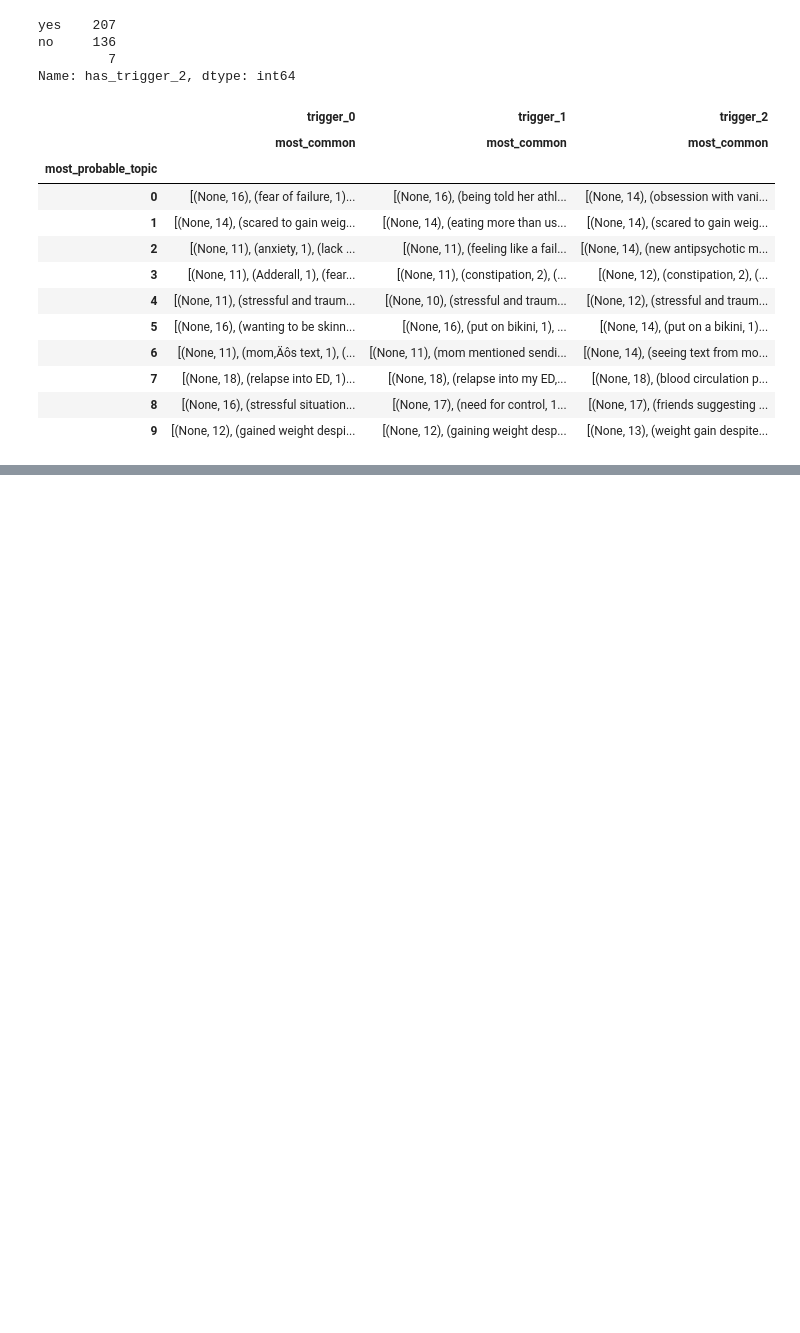
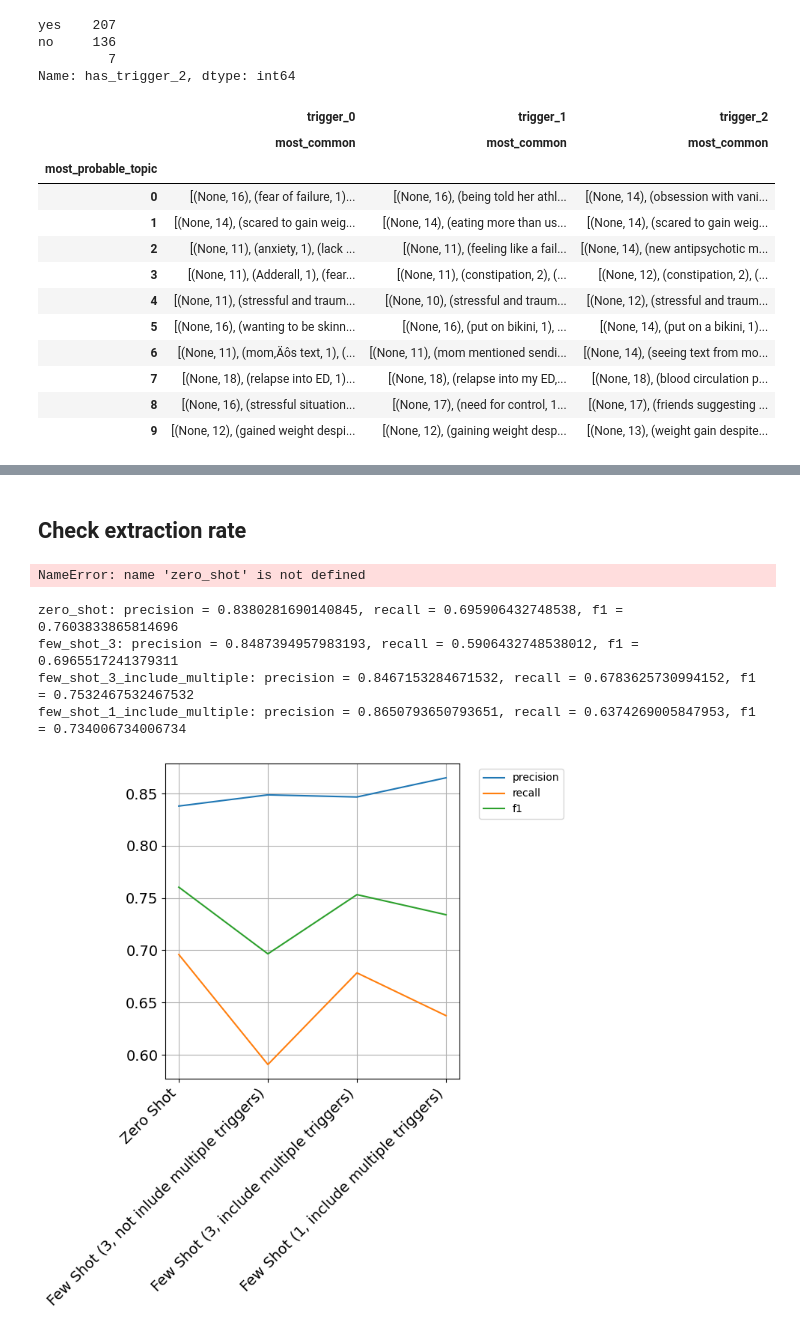
Before and after one commit to nguyentr17/cs685-narrative-analysis, a Jupyter notebook: clinical-extractions/sample_selection_trigger_extraction.ipynb, the cells around one changed output, grey strips where cells are left out. Drawn from its saved outputs; the diff is of its cells as text; code cells hidden in the pictures; blank space fills up the shorter version.

```diff
--- a/clinical-extractions/sample_selection_trigger_extraction.ipynb
+++ b/clinical-extractions/sample_selection_trigger_extraction.ipynb
@@ -201,0 +340,22 @@ trigger_extraction_result.groupby(["most_probable_topic"]).agg({
+# %% [markdown]
+## Check extraction rate
+# %%
+from functools import reduce
+columns_of_interest = ["id", "has_trigger_predicted", "trigger_0", "trigger_1", "trigger_2"]
+all_methods = {
+    "zero_shot": zero_shot[columns_of_interest],
+    "few_shot_3": few_shot[columns_of_interest],
+    "few_shot_3_include_multiple": few_shot_include_multiple[columns_of_interest],
+    "few_shot_1_include_multiple": few_shot_1_include_multiple[columns_of_interest]
+}
+for key, df in all_methods.items():
+    df.columns = ["id", f"has_trigger_predicted_{key}", f"trigger_0_{key}", f"trigger_1_{key}", f"trigger_2_{key}"]
+    print(df.columns)
+
+all_results = reduce(lambda x, y: x.merge(y,on="id"), all_methods.values())
+all_results = ground_truth[["id", "selftext", "has_trigger_label", "grouped_trigger_label", "grouped_trigger_type_label"]].merge(all_results, on="id")
+has_trigger_columns = [f"has_trigger_predicted_{key}" for key in all_methods.keys()]
+all_results["trigger_score"] = all_results.apply(lambda x: sum(x[has_trigger_columns]), axis=1)
+all_results["trigger_score"].value_counts()
+# %% [output]
+NameError: name 'zero_shot' is not defined
@@ -201,0 +364,38 @@ trigger_extraction_result.groupby(["most_probable_topic"]).agg({
+# %%
+all_results = pd.read_csv("results/trigger_extraction_experiment_results.csv")
+# %%
+# Recall and Precision
+from sklearn.metrics import precision_recall_fscore_support
+
+trigger_extraction_rate_performance = {
+    "precision": [],
+    "recall": [],
+    "f1": []
+}
+
+for method in all_methods:
+    p, r, f, _ = precision_recall_fscore_support(all_results["has_trigger_label"], all_results[f"has_trigger_predicted_{method}"], average="binary")
+    print(f"{method}: precision = {p}, recall = {r}, f1 = {f}")
+    trigger_extraction_rate_performance["precision"].append(p)
+    trigger_extraction_rate_performance["recall"].append(r)
+    trigger_extraction_rate_performance["f1"].append(f)
+
+
+import matplotlib.pyplot as plt
+fig, ax = plt.subplots()
+all_methods_labels = ["Zero Shot", "Few Shot (3, not inlude multiple triggers)", "Few Shot (3, include multiple triggers)", "Few Shot (1, include multiple triggers)"]
+for metric, value in trigger_extraction_rate_performance.items():
+    ax.plot(all_methods_labels, value, label = metric)
+plt.grid()
+plt.xticks(fontsize=14)
+plt.yticks(fontsize=14)
+plt.legend(bbox_to_anchor=(1.05, 1.0), loc='upper left')
+plt.tight_layout()
+plt.setp(ax.get_xticklabels(), rotation=45, horizontalalignment='right')
+plt.savefig("Trigger extraction rate comparison.pdf", bbox_inches='tight')
+# %% [output]
+zero_shot: precision = 0.8380281690140845, recall = 0.695906432748538, f1 = 0.7603833865814696
+few_shot_3: precision = 0.8487394957983193, recall = 0.5906432748538012, f1 = 0.6965517241379311
+few_shot_3_include_multiple: precision = 0.8467153284671532, recall = 0.6783625730994152, f1 = 0.7532467532467532
+few_shot_1_include_multiple: precision = 0.8650793650793651, recall = 0.6374269005847953, f1 = 0.734006734006734
+[figure, added]
```
Also changed, not shown: parts of 39 cells of this notebook, 4 other files.
